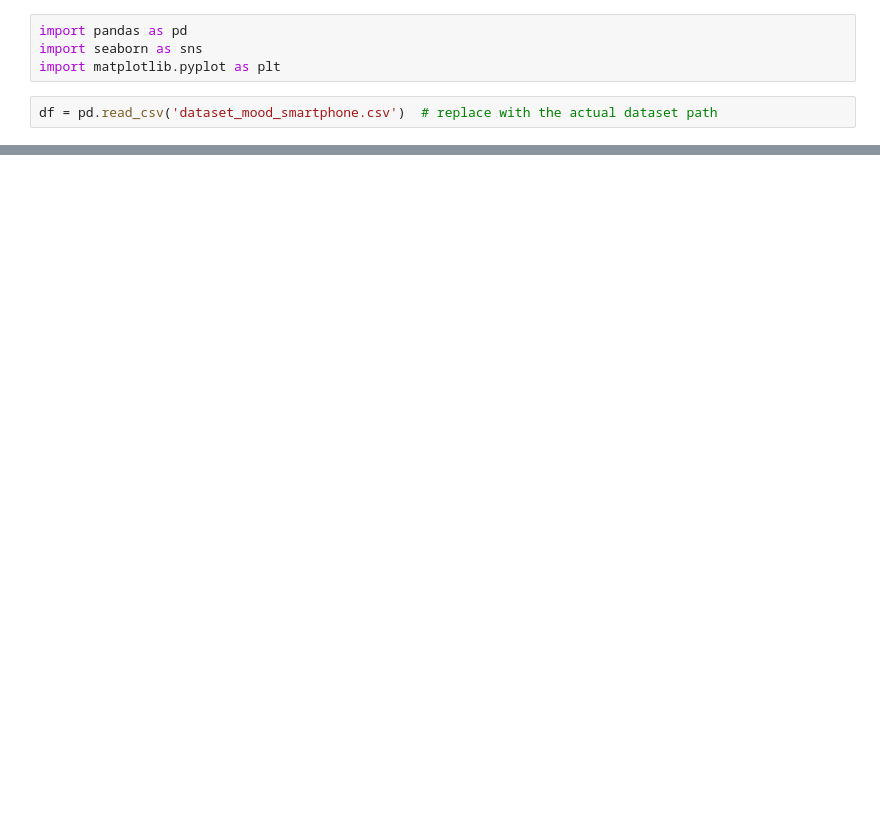
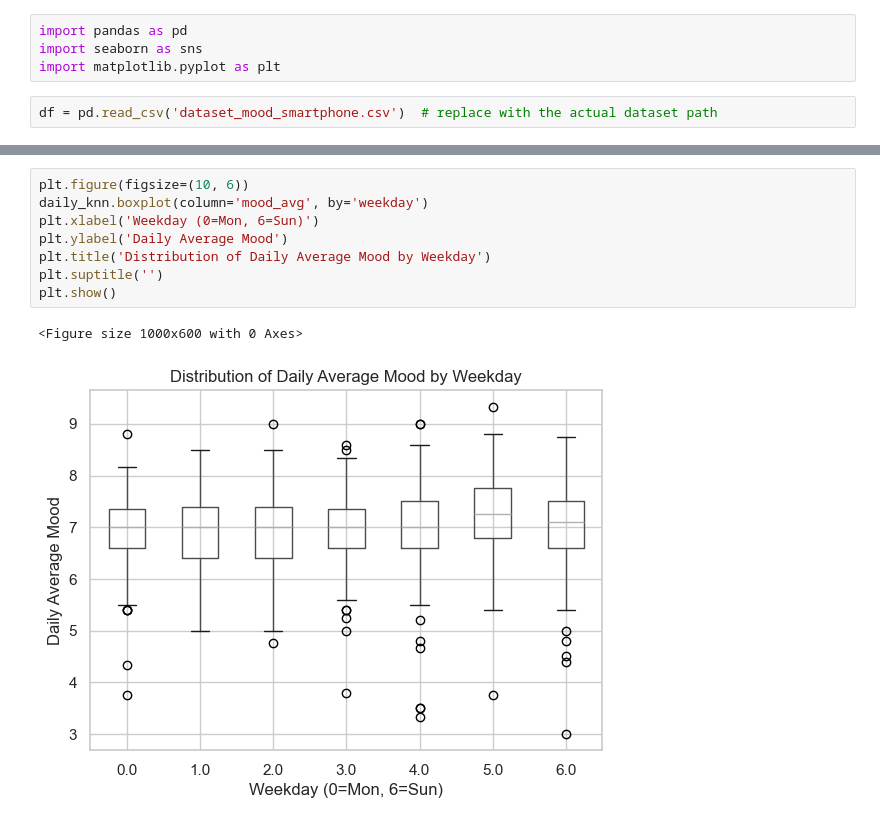
Before and after one commit to kuuroooo/data-mining, a Jupyter notebook: cleaning.ipynb, the cells around one changed output, grey strips where cells are left out. Cells and saved outputs as stored; diff of their text form; blank space fills up the shorter version.

```diff
--- a/cleaning.ipynb
+++ b/cleaning.ipynb
@@ -252,0 +768,11 @@ After removal shape: (1272, 26)
+# %%
+plt.figure(figsize=(10, 6))
+daily_knn.boxplot(column='mood_avg', by='weekday')
+plt.xlabel('Weekday (0=Mon, 6=Sun)')
+plt.ylabel('Daily Average Mood')
+plt.title('Distribution of Daily Average Mood by Weekday')
+plt.suptitle('')
+plt.show()
+# %% [output]
+<Figure size 1000x600 with 0 Axes>
+[figure, added]
```
Also changed, not shown: parts of 14 cells of this notebook.
